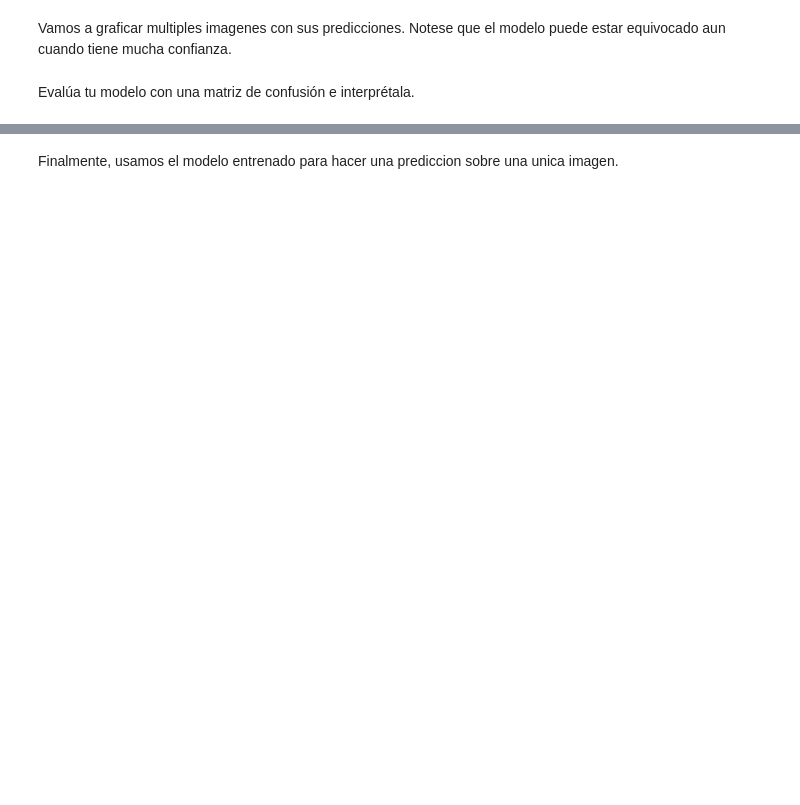
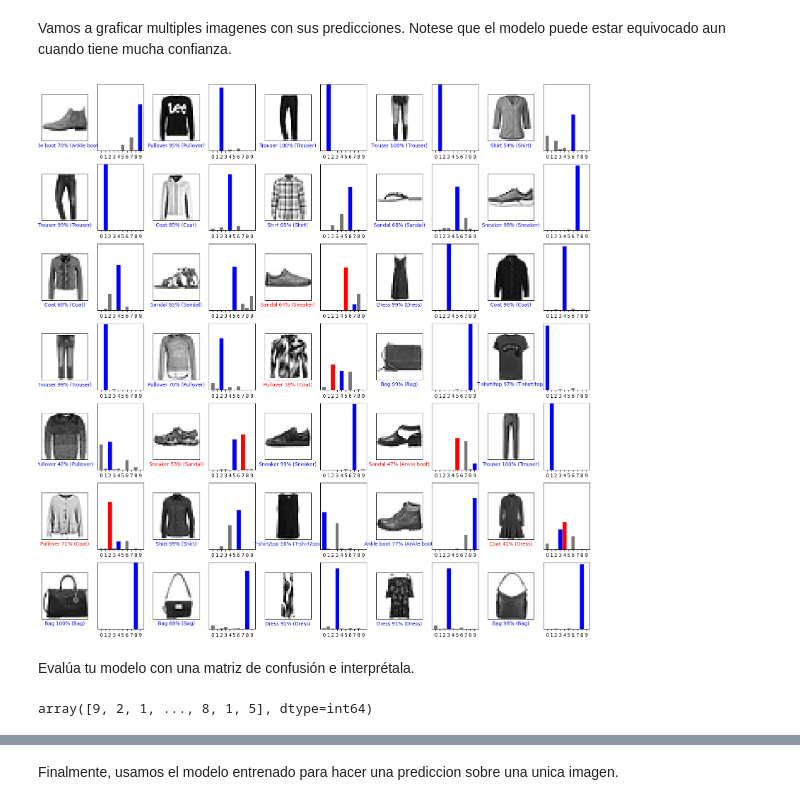
Before and after one commit to Mlcruz9/DS_TheBridgeBBK_SBIL2023, a Jupyter notebook: 3-Machine_Learning/3-Deep_Learning/1-Intro Deep Learning/ejercicios/Deep Learning classification.ipynb, the cells around one changed output, grey strips where cells are left out. Cells and saved outputs as stored; diff of their text form; code cells hidden in the pictures; blank space fills up the shorter version.

```diff
--- a/3-Machine_Learning/3-Deep_Learning/1-Intro Deep Learning/ejercicios/Deep Learning classification.ipynb
+++ b/3-Machine_Learning/3-Deep_Learning/1-Intro Deep Learning/ejercicios/Deep Learning classification.ipynb
@@ -228,17 +337,19 @@ Miremos la imagen [0], sus predicciones y el array de predicciones. Las etiqueta
 # %% [markdown]
 Vamos a graficar multiples imagenes con sus predicciones. Notese que el modelo puede estar equivocado aun cuando tiene mucha confianza.
 # %%
-# n_rows = 7
-# n_cols = 5
-# n_im = n_rows * n_cols
-# plt.figure(figsize=(20,20))
+n_rows = 7
+n_cols = 5
+n_im = n_rows * n_cols
+plt.figure(figsize=(20,20))
 
-# for i in range(n_im):
-#     plt.subplot(n_rows, n_cols*2 , 2*i + 1)
-#     plot_image(i, y_test_predict[i], y_test, X_test)
-#     plt.subplot(n_rows, n_cols*2, 2*i + 2)
-#     plot_value_array(i, y_test_predict[i], y_test)
+for i in range(n_im):
+    plt.subplot(n_rows, n_cols*2 , 2*i + 1)
+    plot_image(i, y_test_predict[i], y_test, X_test)
+    plt.subplot(n_rows, n_cols*2, 2*i + 2)
+    plot_value_array(i, y_test_predict[i], y_test)
 
-# plt.show()
+plt.show()
+# %% [output]
+[figure, added]
 # %% [markdown]
 Evalúa tu modelo con una matriz de confusión e interprétala.
@@ -244,0 +358,4 @@ Evalúa tu modelo con una matriz de confusión e interprétala.
+# %%
+y_test_predict.argmax(axis= 1)
+# %% [output]
+array([9, 2, 1, ..., 8, 1, 5], dtype=int64)
```
Also changed, not shown: parts of 34 cells of this notebook, 2 other files.
